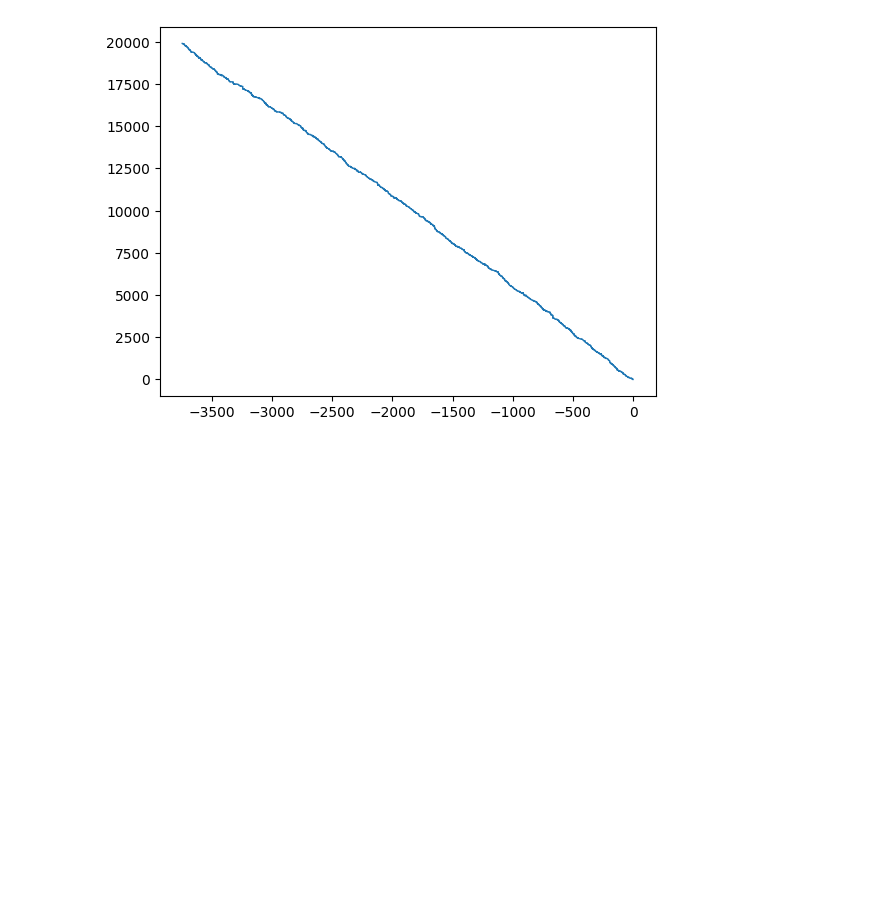
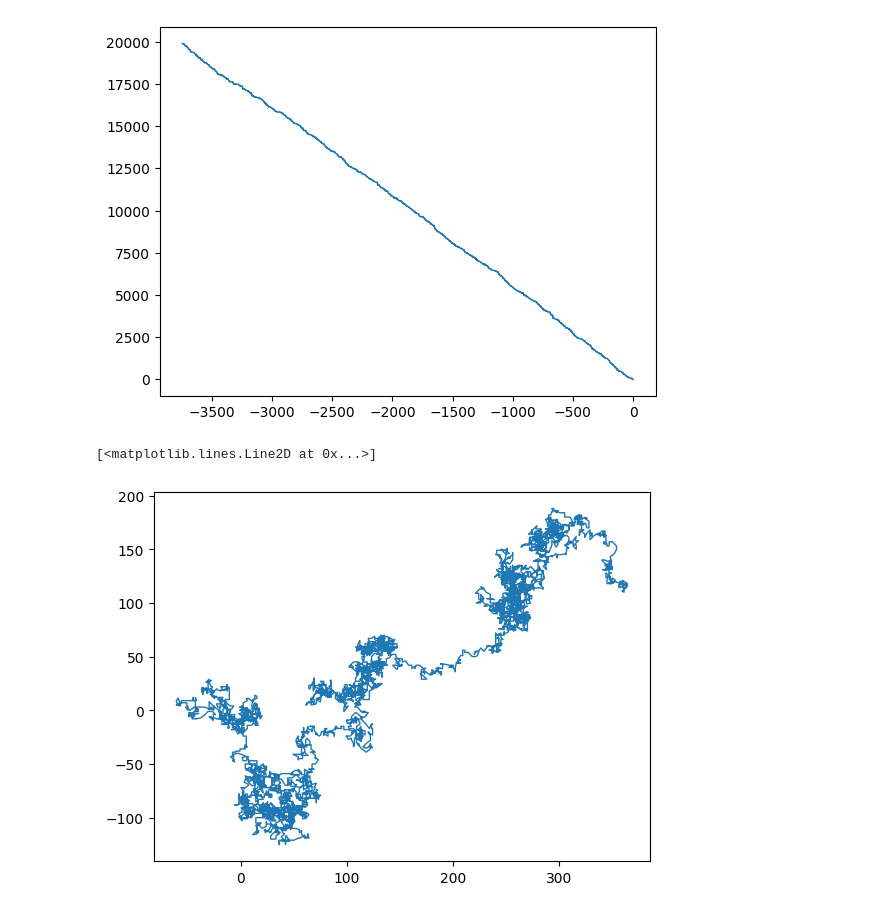
Before and after one commit to aminaminumar/MyProject-Data-Visualization-, a Jupyter notebook: random_walk.ipynb, the cells around one changed output. Saved outputs shown, nothing was run; the diff lists cells and outputs as text; code cells hidden in the pictures; blank space fills up the shorter version.

Commit message:
random walk updated

```diff
--- a/random_walk.ipynb
+++ b/random_walk.ipynb
@@ -204,3 +204,47 @@ x_step = get_step()
 y_step = get_step()
 This refactoring should reduce the size of fill_walk() and make the
 method easier to read and understand"""
+# %%
+class RandomWalk_modified():
+    # A class to generate ramdom walks
+    def __init__(self, num_points = 5000):
+        self.num_points = num_points
+
+        # all work starts at zero
+        self.x_values = [0]
+        self.y_values = [0]
+
+    def get_step(self):
+            # get the direction and distance to find the steps
+            direction = choice([-1, 0, 1])
+            distance = choice([0,1,2,3,4])
+            steps = distance * direction
+            return steps
+
+    def fill_walk2(self):
+        """calculate all the points in the walk"""
+
+        # keep walking until the result reach the desired
+        while len(self.x_values) < self.num_points:
+            # decide which direction to go
+            x_steps = self.get_step()
+            y_steps = self.get_step()
+
+            # reject move that go nowhere
+            if x_steps == 0 and y_steps == 0:
+                continue
+
+            # calculate the next step
+            x_next = self.x_values[-1] + x_steps
+            y_next = self.y_values[-1] + y_steps
+
+            self.x_values.append(x_next)
+            self.y_values.append(y_next)
+# %%
+r = RandomWalk_modified()
+r.get_step()
+r.fill_walk2()
+plt.plot(r.x_values, r.y_values, linewidth = 1)
+# %% [output]
+[<matplotlib.lines.Line2D at 0x...>]
+[figure, added]
```
Also changed, not shown: parts of 1 cell of this notebook.
